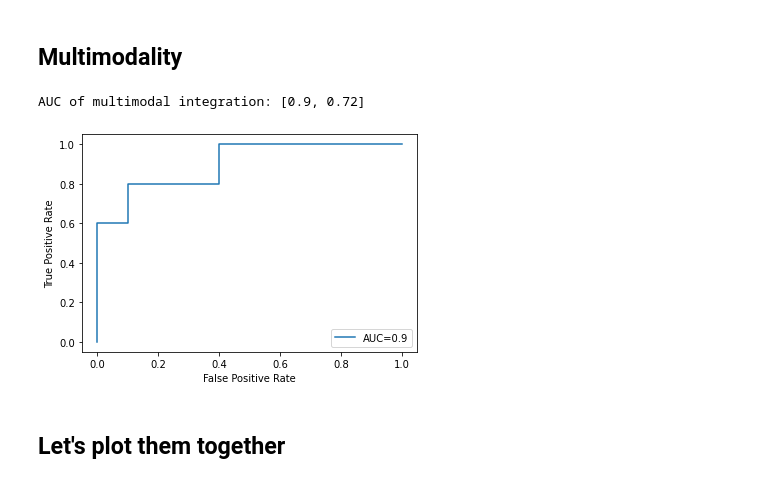
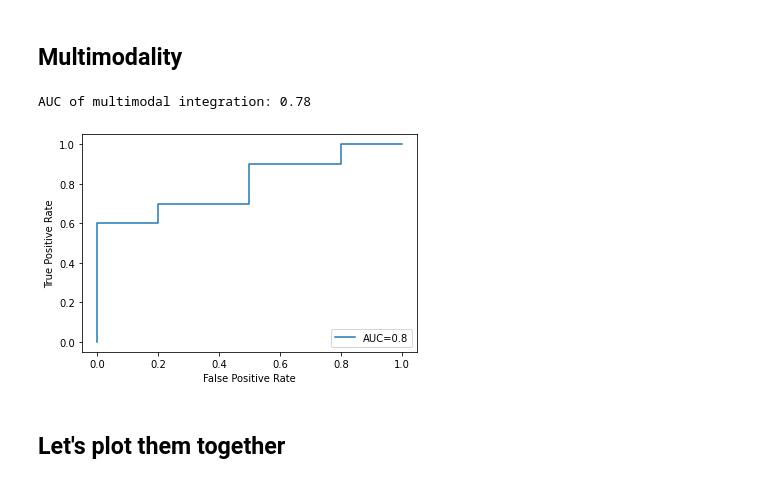
Before and after one commit to ChaorongC/MESA, a Jupyter notebook: demo.ipynb, the cells around one changed output. Drawn from its saved outputs; the diff is of its cells as text; code cells hidden in the pictures.

```diff
--- a/demo.ipynb
+++ b/demo.ipynb
@@ -151,0 +127,22 @@ plot_ROC(mesa_result_2[1],mesa_result_2[2][1])
+# %%
+
+def MESA_summary(single_result, clf_num=1, multiclass=False):
+    y_true = single_result[1]
+ # @ Modified by: Chaorong Chen
+ # @ Modified time: 2023-02-11 00:21:12le_result[2]] for clf in range(clf_num)]
+        performance = [(accuracy_score(y_true, y_pred[clf])) for clf in range(clf_num)]
+    else:
+        y_pred = [[_[clf][1] for _ in single_result[2]] for clf in range(clf_num)]
+        performance = [(roc_auc_score(y_true, y_pred[clf])) for clf in range(clf_num)]
+    return y_true, y_pred, performance
+
+
+def MESA_integration_summary(integration_result, multiclass=False):
+    y_ture = integration_result[0]
+    if multiclass:
+        y_pred = np.array(integration_result[1])
+        performance = accuracy_score(y_ture, y_pred)
+    else:
+        y_pred = np.array(integration_result[1])[:, 1]
+        performance = roc_auc_score(y_ture, y_pred)
+    return y_ture, y_pred, performance
@@ -155,22 +183,27 @@ plot_ROC(mesa_result_2[1],mesa_result_2[2][1])
 mesa_multimodal = MESA_integration(
     X_list=[dataset1, dataset2],
     y=label,
+    cv=LeaveOneOut(),
+    missing_ratio=1,
+    normalization=False,
+    estimator_list=[
+        LogisticRegression(random_state=random_state, n_jobs=-1),
+        LogisticRegression(random_state=random_state, n_jobs=-1),
+    ],
+    random_state=0,
+    meta_estimator=LogisticRegression(random_state=random_state, n_jobs=-1),
     feature_selected=[mesa_result_1[0], mesa_result_2[0]],
-    classifiers=[svm, rf]
 )
 # %%
-# Multimodal AUC
-#AUC
-print('AUC of multimodal integration [SVM, RF]: %s' % mesa_multimodal[-1])
+mesa_integration_summary = MESA_integration_summary(mesa_multimodal)
+print("AUC of multimodal integration: %s" % mesa_integration_summary[-1])
 # %% [output]
-AUC of multimodal integration: [0.9, 0.72]
+AUC of multimodal integration: 0.78
 # %%
 # ROC curve for SVM classifier
-plot_ROC(mesa_multimodal[0],mesa_multimodal[1][0])
-# ROC curve for RandomForest classifier
-#plot_ROC(mesa_multimodal[0],mesa_multimodal[1][1])
+plot_ROC(mesa_integration_summary[0], mesa_integration_summary[1])
 # %% [output]
-[figure, old version]
+[figure, new version]
 # %% [markdown]
 ## Let's plot them together
 # %% [markdown]
```
Also changed, not shown: parts of 20 cells of this notebook, 4 other files.
